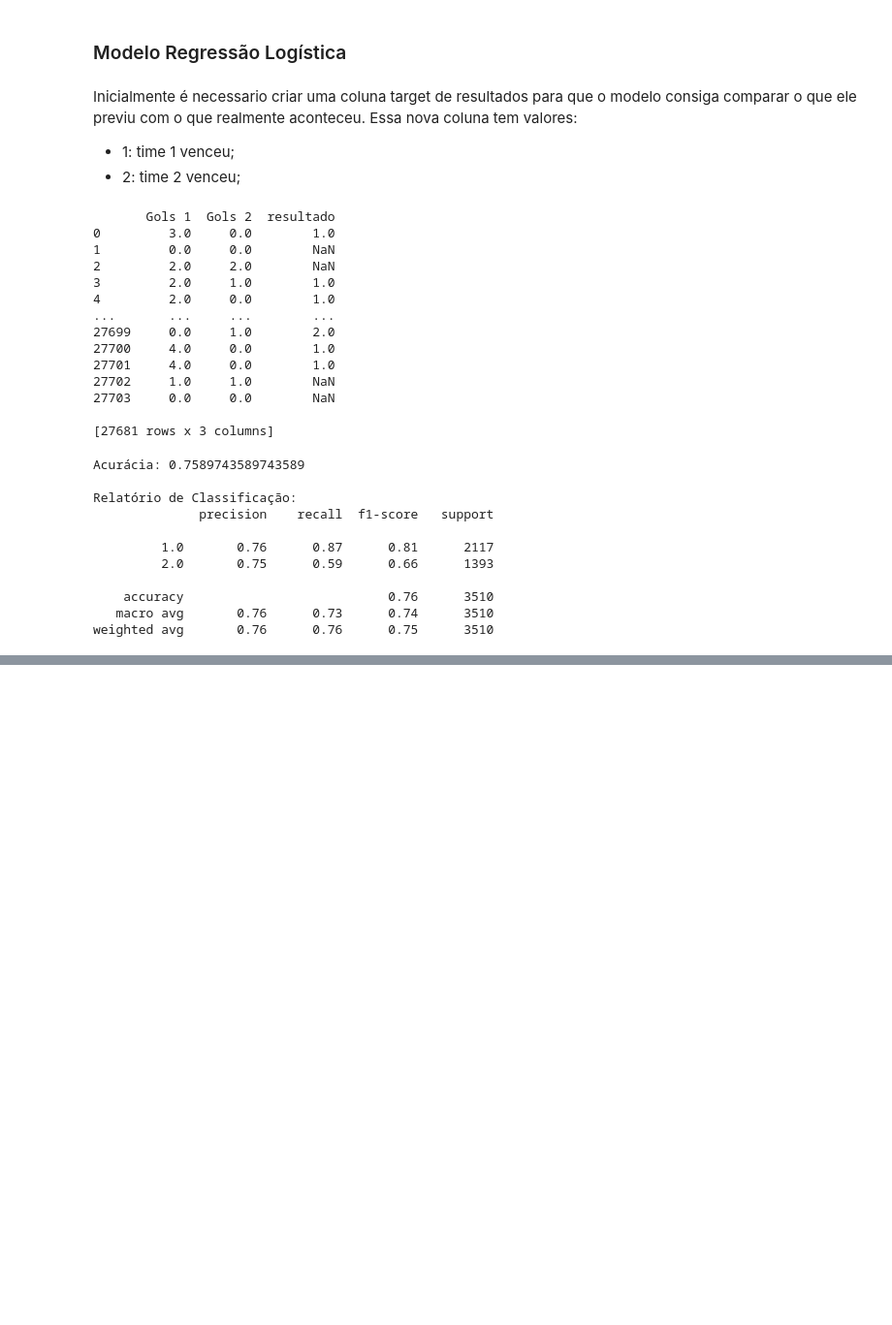
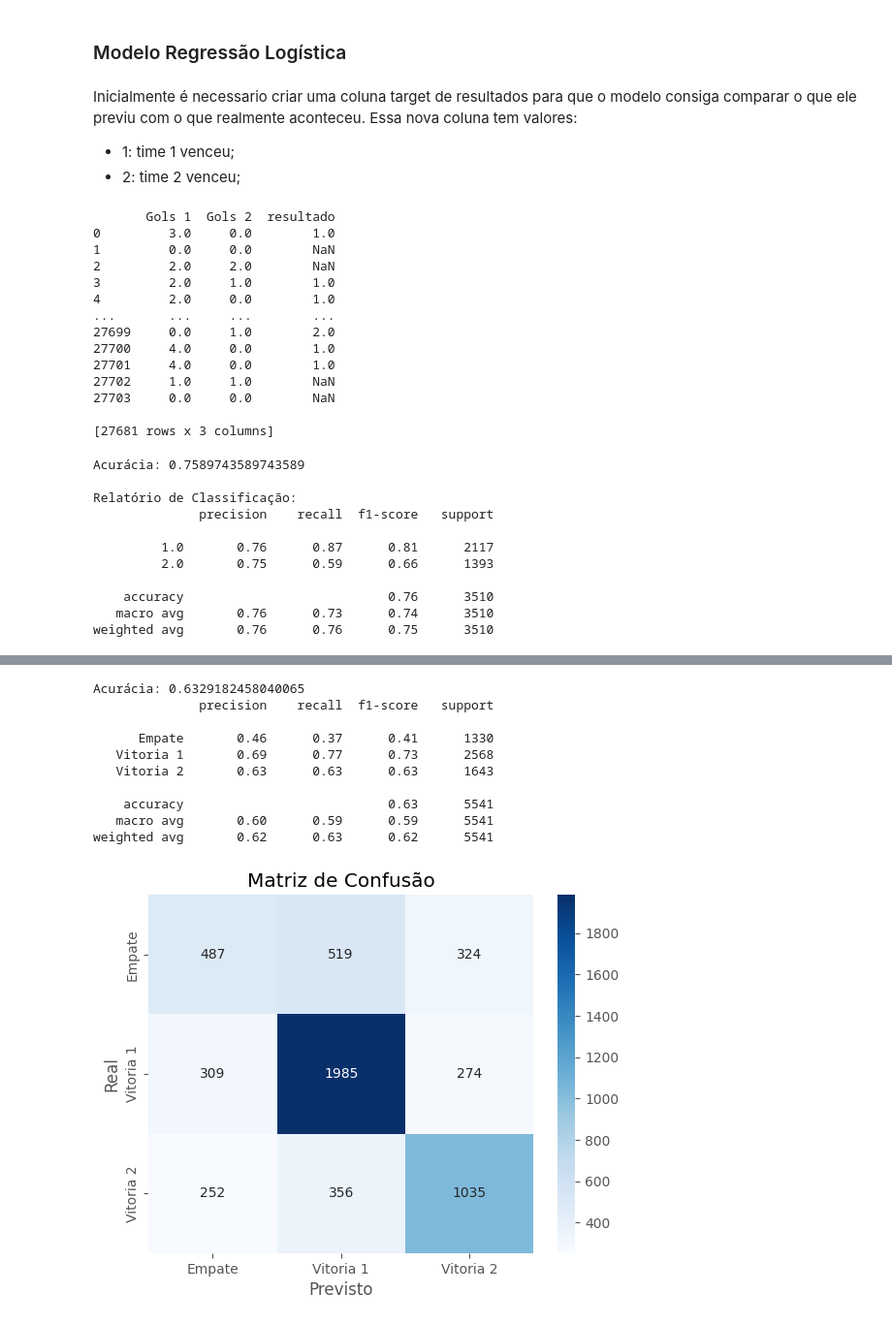
Before and after one commit to UFRJ-Analytica/PS-2025.1, a Jupyter notebook: analise_exploratorio.ipynb, the cells around one changed output, grey strips where cells are left out. Shown at 97% size. Cells and saved outputs as stored; diff of their text form; code cells hidden in the pictures; blank space fills up the shorter version.

```diff
--- a/analise_exploratorio.ipynb
+++ b/analise_exploratorio.ipynb
@@ -871,0 +941,74 @@ weighted avg       0.76      0.76      0.75      3510
+# %%
+
+from sklearn.ensemble import RandomForestClassifier
+from sklearn.metrics import accuracy_score, classification_report, confusion_matrix
+
+
+# Cria a coluna 'Resultado'
+df_randomForest['Resultado'] = df_randomForest.apply(lambda row: 'Vitoria 1' if row['Gols 1'] > row['Gols 2']
+                                         else 'Vitoria 2' if row['Gols 2'] > row['Gols 1']
+                                         else 'Empate', axis=1)
+
+# Remove colunas irrelevantes
+colunas_para_remover = [
+    "Time 1", "Time 2",
+    "Position 1", "Position 2",
+    "Gols 1", "Gols 2",
+    'Tratamentos 2', 'Tratamentos 1',
+    'Substituições 2', 'Substituições 1',
+    'Tiros-livres 2', 'Tiros-livres 1',
+    'Tiro de meta 1', 'Tiro de meta 2',
+    'Laterais 1', 'Laterais 2',
+    'Impedimentos 1', 'Impedimentos 2',
+    'Faltas 1', 'Faltas 2',
+    'Escanteios 1', 'Escanteios 2',
+    'Chutes fora 2', 'Chutes fora 1',
+    "Cartões vermelhos 1", "Cartões vermelhos 2"
+]
+df_randomForest = df_randomForest.drop(columns=[col for col in colunas_para_remover if col in df_randomForest.columns])
+
+# Cria variáveis diferenciais _diff
+for col1 in [col for col in df_randomForest.columns if col.endswith(" 1")]:
+    base = col1[:-2]
+    col2 = base + " 2"
+    if col2 in df_randomForest.columns:
+        df_randomForest[base + "_diff"] = df_randomForest[col1] - df_randomForest[col2]
+
+# Define features e target
+features = [col for col in df_randomForest.columns if col.endswith("_diff")]
+X = df_randomForest[features]
+y = df_randomForest["Resultado"]
+
+# Treina o modelo
+X_train, X_test, y_train, y_test = train_test_split(X, y, test_size=0.2, random_state=42)
+
+pesos_personalizados = {
+    'Vitoria 1': 1.0,
+    'Vitoria 2': 1.0,
+    'Empate': 1.2
+}
+
+modelo = RandomForestClassifier(random_state=42, class_weight=pesos_personalizados)
+modelo.fit(X_train, y_train)
+y_pred = modelo.predict(X_test)
+
+# Avaliação
+print("Acurácia:", accuracy_score(y_test, y_pred))
+print(classification_report(y_test, y_pred))
+sns.heatmap(confusion_matrix(y_test, y_pred), annot=True, fmt="d", cmap="Blues", xticklabels=modelo.classes_, yticklabels=modelo.classes_)
+plt.title("Matriz de Confusão")
+plt.xlabel("Previsto")
+plt.ylabel("Real")
+plt.show()
+# %% [output]
+Acurácia: 0.6329182458040065
+              precision    recall  f1-score   support
+
+      Empate       0.46      0.37      0.41      1330
+   Vitoria 1       0.69      0.77      0.73      2568
+   Vitoria 2       0.63      0.63      0.63      1643
+
+    accuracy                           0.63      5541
+   macro avg       0.60      0.59      0.59      5541
+weighted avg       0.62      0.63      0.62      5541
+[figure, added]
```
Also changed, not shown: parts of 6 cells of this notebook.
